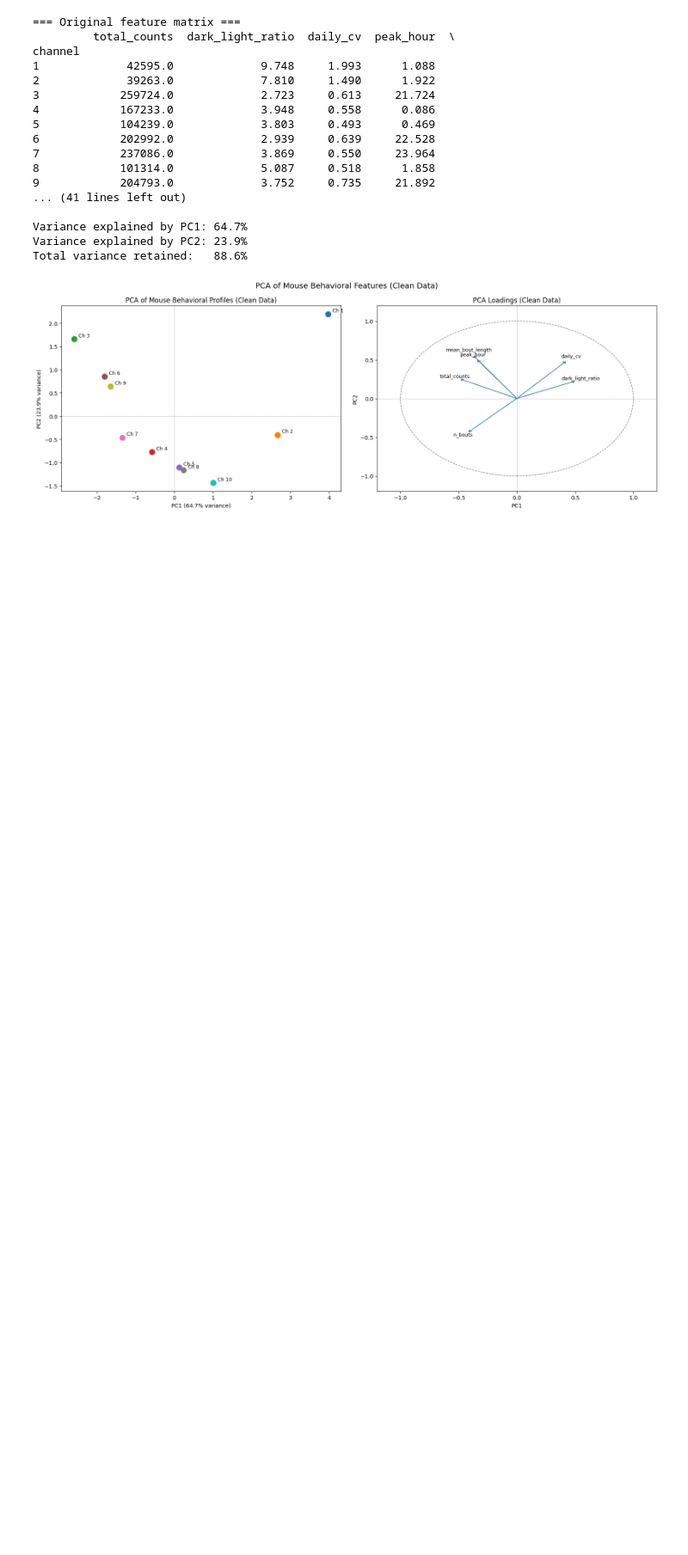
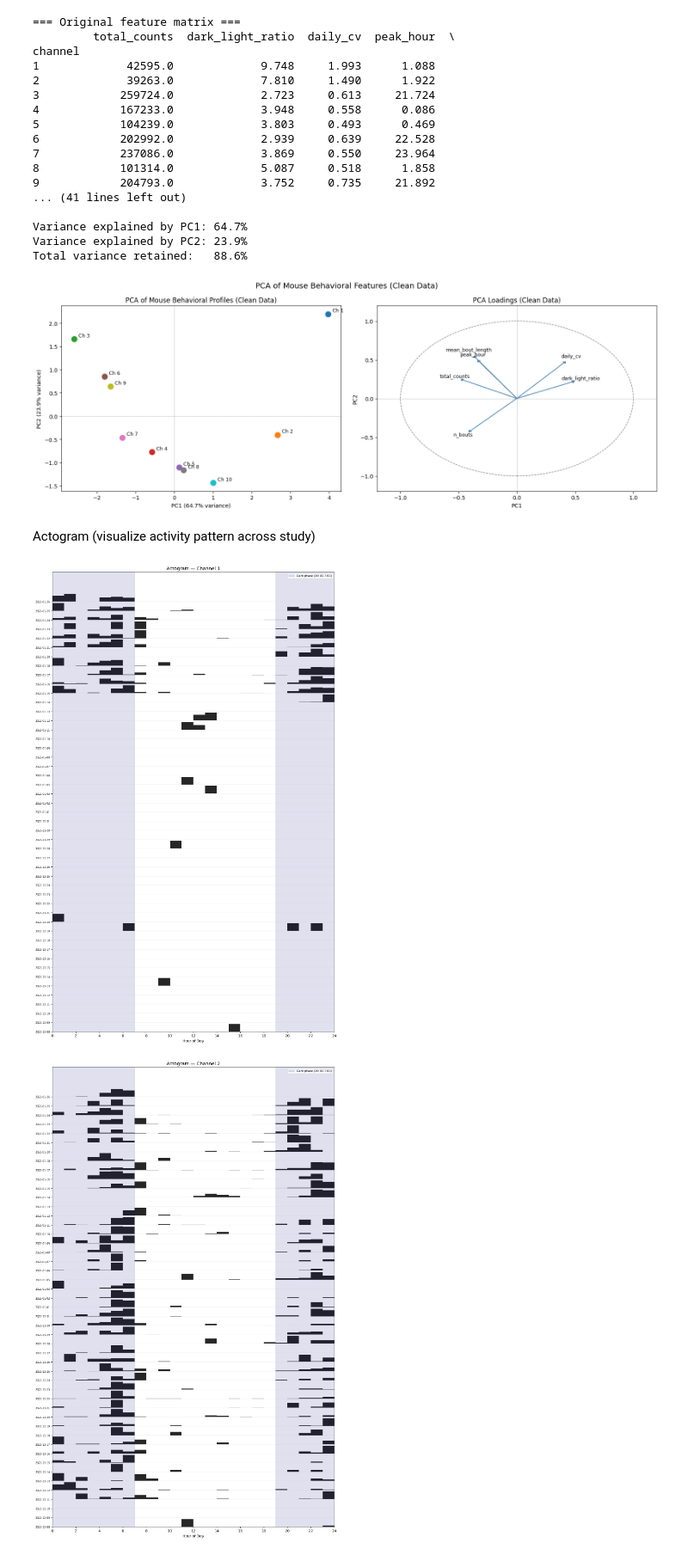
Before and after one commit to steven150704/Mouse-Running-Data-Analysis, a Jupyter notebook: pv table.ipynb, the cells around one changed output. Shown at 86% size. Cells and saved outputs as stored; diff of their text form; code cells hidden in the pictures; blank space fills up the shorter version.

Commit message:
Added actogram to visualization

```diff
--- a/pv table.ipynb
+++ b/pv table.ipynb
@@ -849,3 +841,50 @@ Variance explained by PC1: 64.7%
 Variance explained by PC2: 23.9%
 Total variance retained:   88.6%
 [figure]
+# %% [markdown]
+Actogram (visualize activity pattern across study)
+# %%
+def plot_actogram(df_ch, ch, lights_off=19, lights_on=7):
+    # aggregate to hourly resolution for cleaner visualization
+    daily_hourly = df_ch.groupby(
+        ['Date', 'hour'])['Wheel (counts)'].sum().unstack(fill_value=0)
+    dates = sorted(daily_hourly.index)
+
+    fig, ax = plt.subplots(figsize=(12, len(dates) * 0.35 + 2))
+
+    for i, date in enumerate(dates):
+        counts = daily_hourly.loc[date].values
+        max_val = counts.max()
+        if max_val > 0:
+            counts_norm = counts / max_val * 0.85  # normalize to row height
+        else:
+            counts_norm = counts
+
+        for h, val in enumerate(counts_norm):
+            if val > 0:
+                ax.bar(h + 0.5, val, bottom=i, width=1,
+                       color='black', linewidth=0, alpha=0.85)
+
+    # shade dark phase
+    ax.axvspan(lights_off, 24, alpha=0.12, color='navy', label=f'Dark phase ({lights_off}:00-{lights_on}:00)')
+    ax.axvspan(0, lights_on, alpha=0.12, color='navy')
+
+    # horizontal line between days
+    for i in range(len(dates)):
+        ax.axhline(i, color='lightgrey', linewidth=0.3)
+
+    ax.set_yticks(range(len(dates)))
+    ax.set_yticklabels([str(d) for d in dates], fontsize=7)
+    ax.set_xticks(range(0, 25, 2))
+    ax.set_xlim(0, 24)
+    ax.set_xlabel('Hour of Day')
+    ax.set_title(f'Actogram — Channel {ch}', fontsize=13)
+    ax.legend(loc='upper right', fontsize=8)
+    plt.tight_layout()
+    plt.show()
+# %%
+for ch in sorted(df_clean['Ch'].unique()):
+    plot_actogram(df_clean[df_clean['Ch'] == ch], ch)
+# %% [output]
+[figure, added]
+[figure, added]
```
Also changed, not shown: parts of 8 cells of this notebook, 1 other file.
